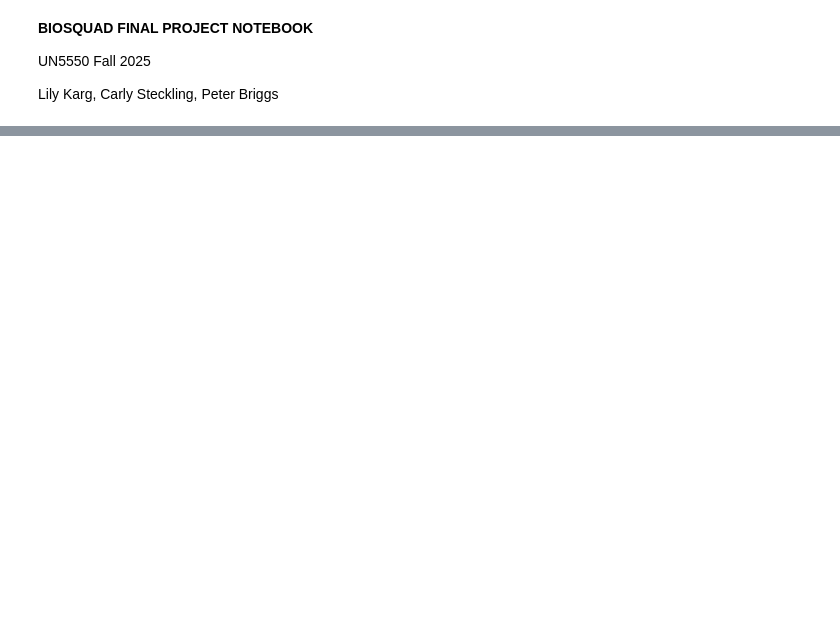
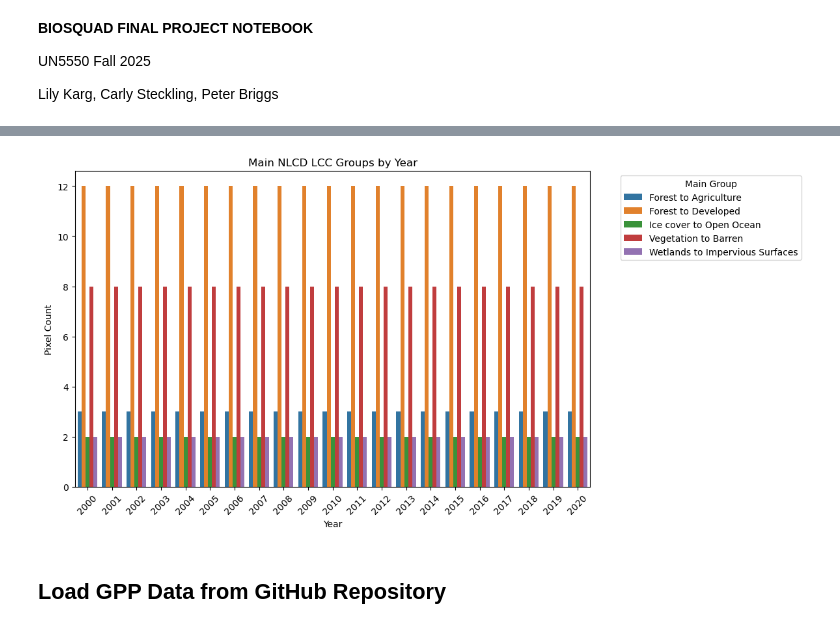
Before and after one commit to lilykarg/biosquad, a Jupyter notebook: biosquad.ipynb, the cells around one changed output, grey strips where cells are left out. Cells and saved outputs as stored; diff of their text form; code cells hidden in the pictures; blank space fills up the shorter version.

Commit message:
Add all data, create LCC groups, plot

```diff
--- a/biosquad.ipynb
+++ b/biosquad.ipynb
@@ -66,9 +30,16 @@ print(df.head())
 # %%
 # Function for importing all XML LCC data files ----
 
-def parse_gdal_xml(url):
-    # Download XML content
-    response = requests.get(url)
+# define GitHub access token
+token = "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"
+headers = {"Authorization": f"token {token}"}
+
+def parse_lcc_xml(url):
+    response = requests.get(url, headers=headers)
+    if response.status_code != 200:
+        print(f"Failed to download {url}: {response.status_code}")
+        return None
+
     root = ET.fromstring(response.content)
 
     # Extract field names
@@ -77,10 +48,8 @@ def parse_gdal_xml(url):
     # Extract rows
     rows = []
     for row in root.findall('.//GDALRasterAttributeTable/Row'):
-        row_data = [f.text for f in row.findall('F')]
-        rows.append(row_data)
+        rows.append([f.text for f in row.findall('F')])
 
-    # Create DataFrame
     lcc_df = pd.DataFrame(rows, columns=field_names)
 
     # Convert numeric columns
@@ -130,0 +223,16 @@ combined_lcc_df
+# %%
+# Count pixels per main group per year
+plt.figure(figsize=(12,6))
+sns.barplot(data=group_counts, x='year', y='count', hue='NLCD Main Group')
+
+plt.title("Main NLCD LCC Groups by Year")
+plt.ylabel("Pixel Count")
+plt.xlabel("Year")
+plt.legend(title="Main Group", bbox_to_anchor=(1.05, 1), loc='upper left')
+plt.xticks(rotation=45)
+plt.tight_layout()
+plt.show()
+# %% [output]
+[figure, added]
+# %% [markdown]
+## **Load GPP Data from GitHub Repository**
```
Also changed, not shown: parts of 8 cells of this notebook.
